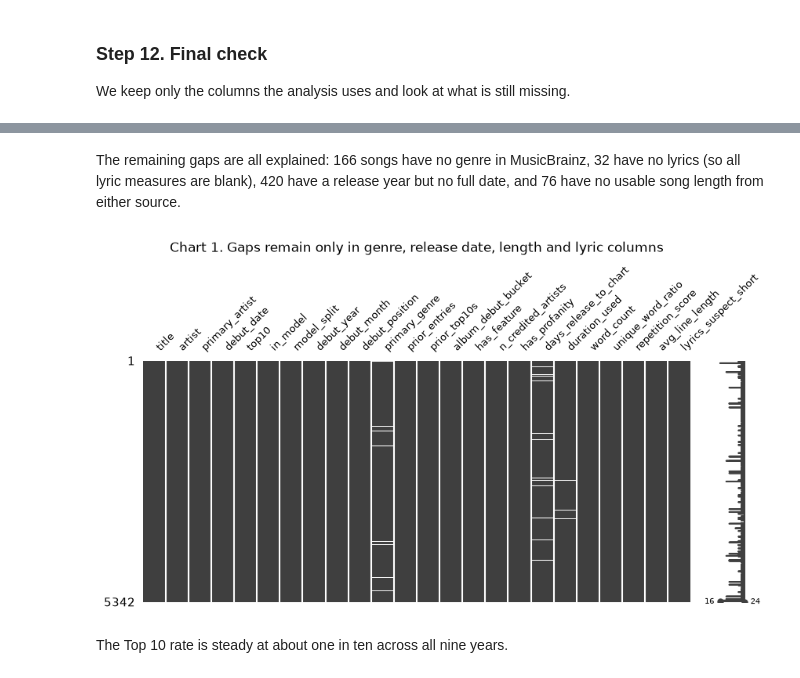
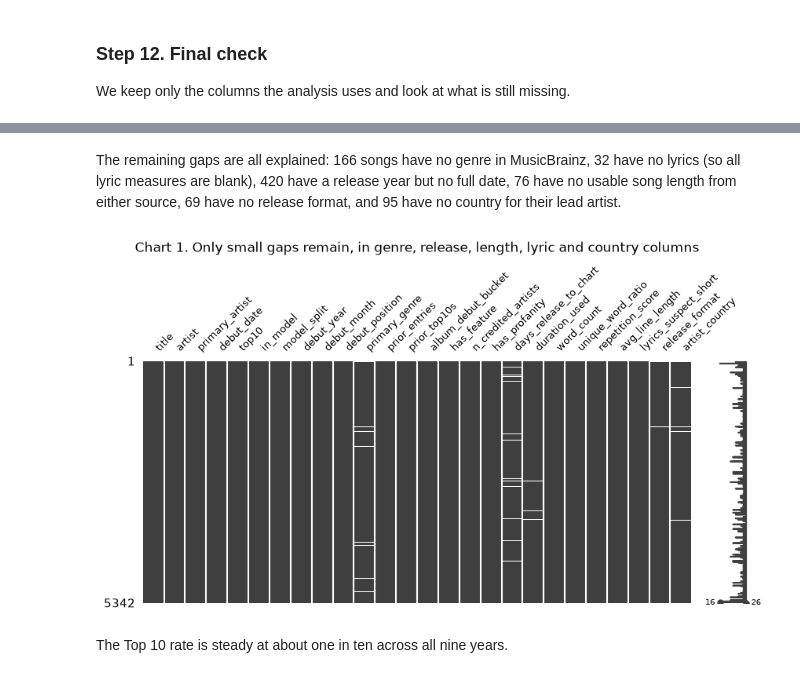
Before and after one commit to otawfik/billboard-top10, a Jupyter notebook: A05-Billboard-Top-10-Or-Not.ipynb, the cells around one changed output, grey strips where cells are left out. Saved outputs shown, nothing was run; the diff lists cells and outputs as text; code cells hidden in the pictures.

```diff
--- a/A05-Billboard-Top-10-Or-Not.ipynb
+++ b/A05-Billboard-Top-10-Or-Not.ipynb
@@ -503,21 +524,26 @@ count as "earlier", so nothing from the song's own debut leaks in.
 # %%
 # Count each 2018+ song's earlier chart entries and earlier Top 10s by its lead artist.
 earlier_songs = artist_songs.rename(columns={
-    'title': 'earlier_title', 'artist': 'earlier_artist',
-    'debut_date': 'earlier_debut', 'top10': 'earlier_top10', 'artist_name': 'primary_artist'})
+    'title': 'earlier_title', 'artist': 'earlier_artist', 'debut_date': 'earlier_debut',
+    'top10': 'earlier_top10', 'first_top10_date': 'earlier_first_top10', 'artist_name': 'primary_artist'})
 
 recent = songs[songs['debut_date'] >= '2018-01-01']
 # Pair every recent song with every song by the same lead artist.
 pairs = pd.merge(recent[['title', 'artist', 'debut_date', 'primary_artist']],
                  earlier_songs, on='primary_artist', how='left')
 # Keep only songs that debuted before this one, so we don't use future information.
-earlier = pairs[pairs['earlier_debut'] < pairs['debut_date']]
+earlier = pairs[pairs['earlier_debut'] < pairs['debut_date']].copy()
+# An earlier song counts as a hit only if it had ALREADY reached the Top 10 before this song's debut week.
+# A song that climbed into the Top 10 later was not yet a hit when this song came out (blank date = never a hit).
+earlier['hit_before_debut'] = earlier['earlier_first_top10'] < earlier['debut_date']
 
 history = earlier.groupby(['title', 'artist']).agg(
     prior_entries=('earlier_title', 'count'),
-    prior_top10s=('earlier_top10', 'sum'),             # True counts as 1, so the sum is the number of hits
+    prior_top10s=('hit_before_debut', 'sum'),          # True counts as 1, so the sum is the number of hits
+    eventual_top10s=('earlier_top10', 'sum'),          # the old, leaky count, kept only for comparison
 ).reset_index()
 print('recent songs:', len(recent), '| (song, earlier song) pairs:', len(earlier),
       '| songs with any history:', len(history))
+print('songs whose hit count drops with the fix:', (history['eventual_top10s'] > history['prior_top10s']).sum())
 # %% [output]
 recent songs: 5342 | (song, earlier song) pairs: 241042 | songs with any history: 4831
@@ -609,7 +637,8 @@ lyrics matched with confidence 72+: 5309
 # %%
 # Join the MusicBrainz song data (release date, length, genres).
 mb_songs = mb_songs.rename(columns={'match_score': 'mb_match_score', 'genres': 'song_genres',
-                                    'genre_counts': 'song_genre_counts'})
+                                    'genre_counts': 'song_genre_counts',
+                                    'release_type': 'release_format'})   # Single, Album or EP
 songs = pd.merge(songs, mb_songs, on=['title', 'artist'], how='left',
                  validate='one_to_one', indicator=True)
 print(songs['_merge'].value_counts())
@@ -629,7 +658,8 @@ artist, so they get no artist genres.
 # Join the lead artist's MusicBrainz genres (used when a song has no genres of its own).
 songs['lead_mbid'] = songs['artist_mbids'].str.split('|', expand=True)[0]   # the first ID is the lead artist
 mb_artists = mb_artists.rename(columns={'artist_mbid': 'lead_mbid', 'genres': 'artist_genres',
-                                        'genre_counts': 'artist_genre_counts'})
+                                        'genre_counts': 'artist_genre_counts',
+                                        'country': 'artist_country'})   # e.g. US, CA, GB
 songs = pd.merge(songs, mb_artists, on='lead_mbid', how='left',
                  validate='many_to_one', indicator=True)  # many songs can share one artist
 print(songs['_merge'].value_counts())
@@ -955,7 +985,8 @@ ANALYSIS_COLUMNS = ['title', 'artist', 'primary_artist', 'debut_date', 'top10',
                     'debut_month', 'debut_position', 'primary_genre', 'prior_entries', 'prior_top10s',
                     'album_debut_bucket', 'has_feature', 'n_credited_artists', 'has_profanity',
                     'days_release_to_chart', 'duration_used', 'word_count', 'unique_word_ratio',
-                    'repetition_score', 'avg_line_length', 'lyrics_suspect_short']
+                    'repetition_score', 'avg_line_length', 'lyrics_suspect_short', 'release_format',
+                    'artist_country']
 songs = songs[ANALYSIS_COLUMNS]
 print('rows and columns:', songs.shape)
 songs.head(3)
@@ -982,14 +1015,15 @@ avg_line_length           32
 dtype: int64
 # %% [markdown]
 The remaining gaps are all explained: 166 songs have no genre in MusicBrainz, 32 have no
-lyrics (so all lyric measures are blank), 420 have a release year but no full date, and
-76 have no usable song length from either source.
+lyrics (so all lyric measures are blank), 420 have a release year but no full date,
+76 have no usable song length from either source, 69 have no release format, and 95 have
+no country for their lead artist.
 # %%
 # Chart 1: picture of the missing values (each white line is a missing value).
 ax = msno.matrix(songs, figsize=(10, 4), fontsize=9)
-ax.set_title('Chart 1. Gaps remain only in genre, release date, length and lyric columns', pad=100);
+ax.set_title('Chart 1. Only small gaps remain, in genre, release, length, lyric and country columns', pad=100);
 # %% [output]
-[figure, old version]
+[figure, new version]
 # %% [markdown]
 The Top 10 rate is steady at about one in ten across all nine years.
 # %%
```
Also changed, not shown: parts of 44 cells of this notebook, 1 other file.
